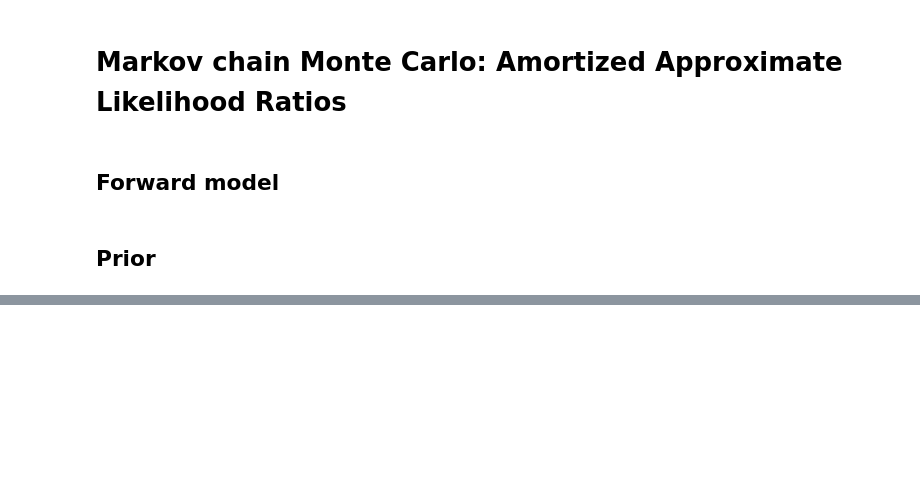
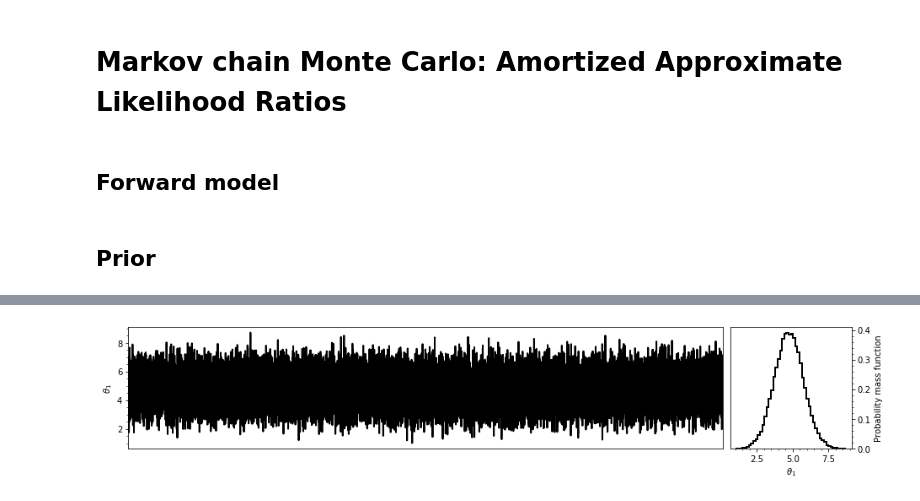
Before and after one commit to montefiore-institute/hypothesis, a Jupyter notebook: examples/markov-chain-monte-carlo/aalr_metropolis_hastings.ipynb, the cells around one changed output, grey strips where cells are left out. Drawn from its saved outputs; the diff is of its cells as text; code cells hidden in the pictures; blank space fills up the shorter version.

```diff
--- a/examples/markov-chain-monte-carlo/aalr_metropolis_hastings.ipynb
+++ b/examples/markov-chain-monte-carlo/aalr_metropolis_hastings.ipynb
@@ -96,0 +147,8 @@ plt.show()
+# %%
+theta = burnin_chain[-1]
+chain = sampler.sample(observation, theta, num_samples=100000)
+
+figure = plot_trace(chain)
+plt.show()
+# %% [output]
+[figure, added]
```
Also changed, not shown: parts of 21 cells of this notebook.
